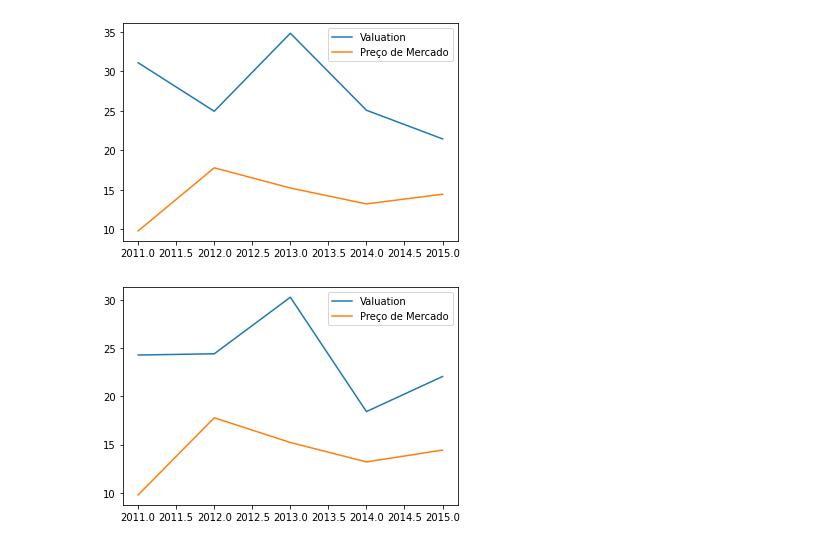
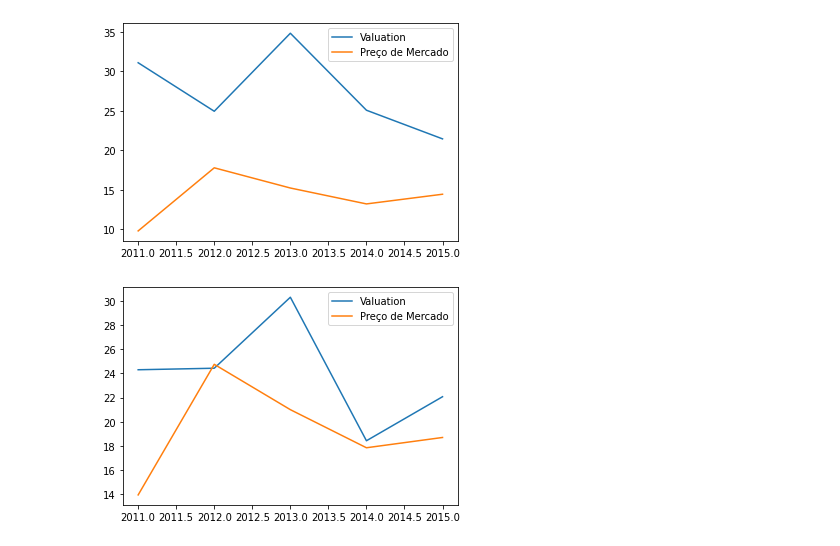
Before and after one commit to LLima25/Valuation, a Jupyter notebook: Valuation_Tupy3.ipynb, the cells around one changed output. Saved outputs shown, nothing was run; the diff lists cells and outputs as text; code cells hidden in the pictures.

```diff
--- a/Valuation_Tupy3.ipynb
+++ b/Valuation_Tupy3.ipynb
@@ -752,9 +750,17 @@ plt.show()
 [*********************100%***********************]  1 of 1 completed
 [figure]
 # %%
+#Preços de mercado sem ajuste
+
+mp2_1 = 13.95
+mp2_2 = 24.75
+mp2_3 = 21.00
+mp2_4 = 17.85
+mp2_5 = 18.70
+
 plt.plot([2011,2012,2013,2014,2015],[Preço2_1,Preço2_2,Preço2_3,Preço2_4,Preço2_5], label='Valuation')
-plt.plot([2011,2012,2013,2014,2015],[mp1,mp2,mp3,mp4,mp5], label='Preço de Mercado')
+plt.plot([2011,2012,2013,2014,2015],[mp2_1,mp2_2,mp2_3,mp2_4,mp2_5], label='Preço de Mercado')
 plt.legend()
 plt.show()
 # %% [output]
-[figure, old version]
+[figure, new version]
```
Also changed, not shown: parts of 3 cells of this notebook.
